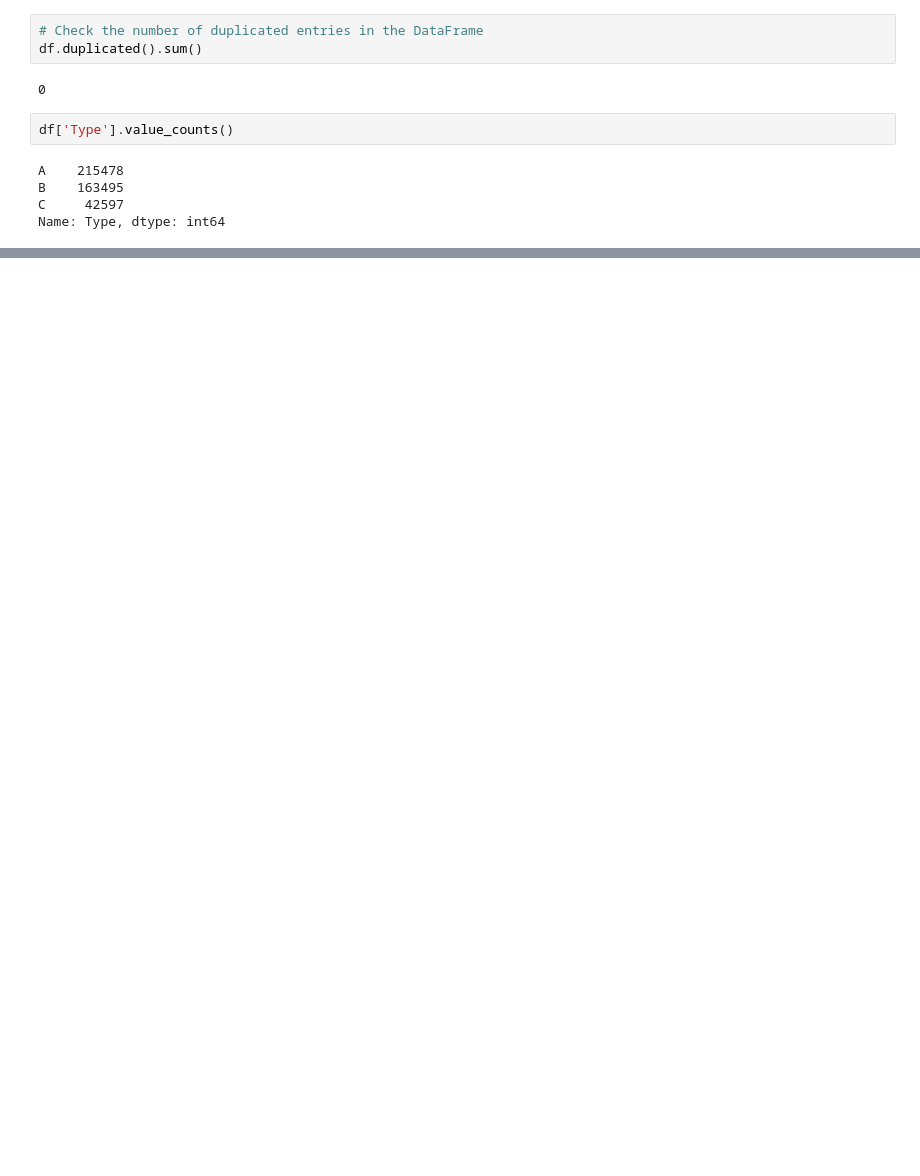
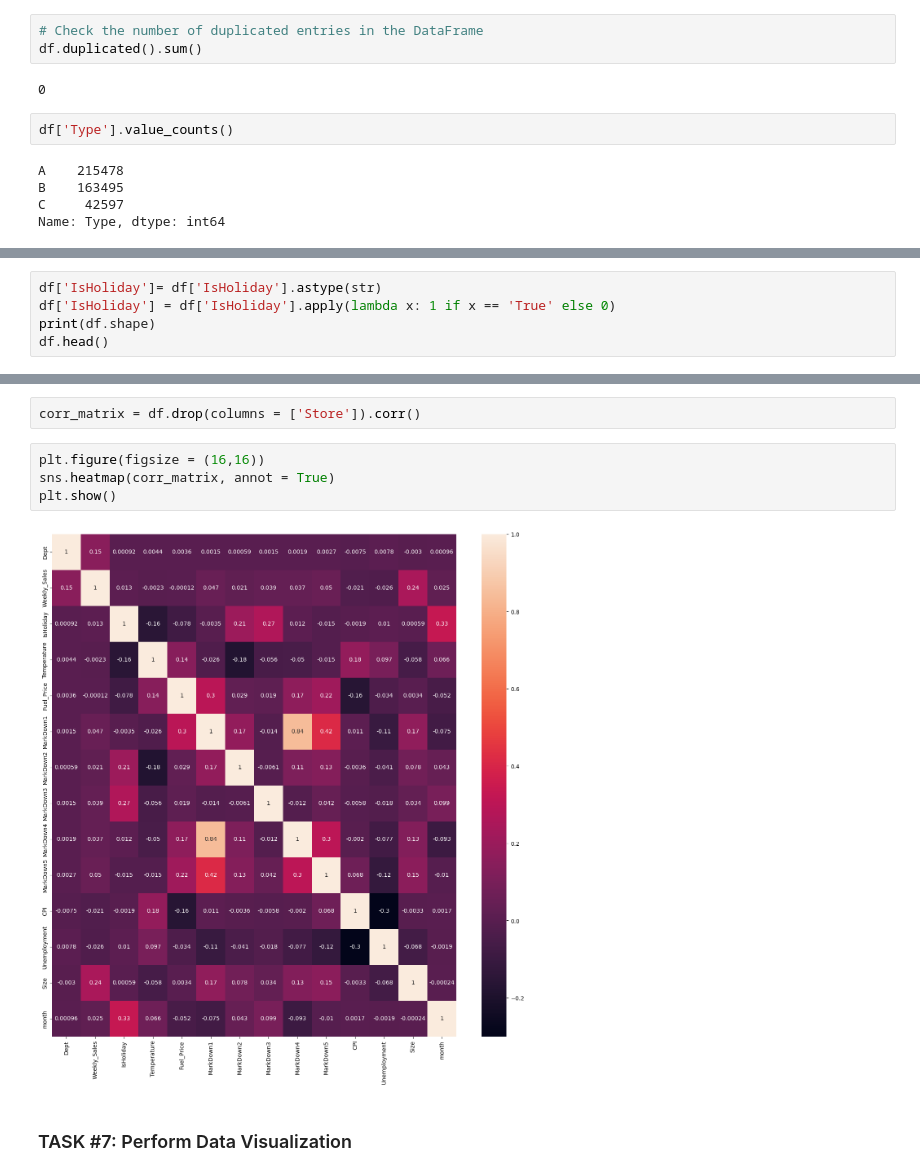
Before and after one commit to RomanRosa/retail_sales_prediction, a Jupyter notebook: xgboost_sales_prediction.ipynb, the cells around one changed output, grey strips where cells are left out. Saved outputs shown, nothing was run; the diff lists cells and outputs as text; blank space fills up the shorter version.

Commit message:
perform data visualization

```diff
--- a/xgboost_sales_prediction.ipynb
+++ b/xgboost_sales_prediction.ipynb
@@ -428,0 +432,5 @@ Name: Type, dtype: int64
+# %%
+df['IsHoliday']= df['IsHoliday'].astype(str)
+df['IsHoliday'] = df['IsHoliday'].apply(lambda x: 1 if x == 'True' else 0)
+print(df.shape)
+df.head()
@@ -428,0 +532,10 @@ Name: Type, dtype: int64
+# %%
+corr_matrix = df.drop(columns = ['Store']).corr()
+# %%
+plt.figure(figsize = (16,16))
+sns.heatmap(corr_matrix, annot = True)
+plt.show()
+# %% [output]
+[figure, added]
+# %% [markdown]
+### TASK #7: Perform Data Visualization
```
Also changed, not shown: parts of 10 cells of this notebook.
